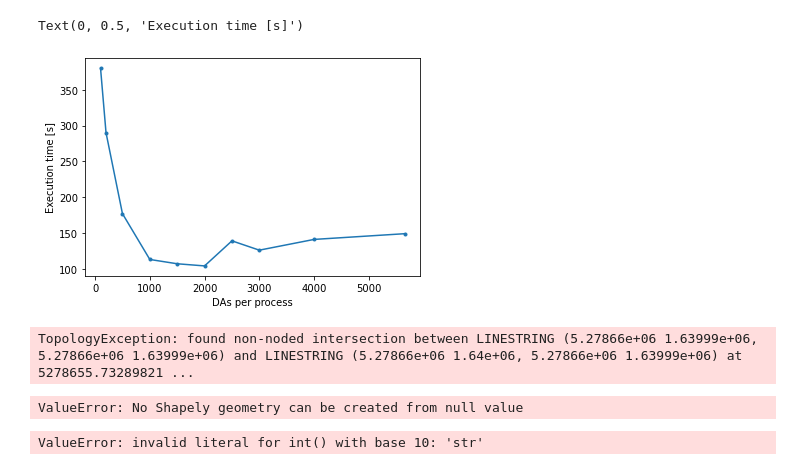
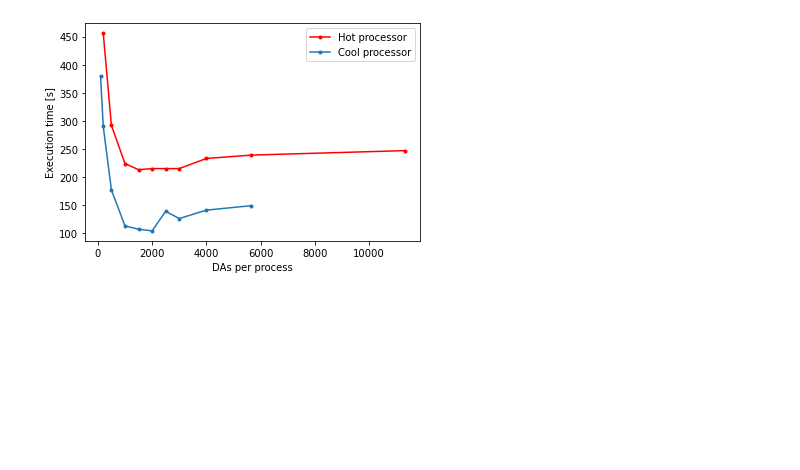
Before and after one commit to Arkadiatri/Neighborhood-Clustering-Canada, a Jupyter notebook: OverlapDevelopmentMPTest.ipynb, the cells around one changed output. Cells and saved outputs as stored; diff of their text form; code cells hidden in the pictures; blank space fills up the shorter version.

```diff
--- a/OverlapDevelopmentMPTest.ipynb
+++ b/OverlapDevelopmentMPTest.ipynb
@@ -538,15 +572,20 @@ Total time: 00:01:40
 # %%
 import matplotlib
 import matplotlib.pyplot as plt
 %matplotlib inline
 
 timing = [(5659,149,10),(4000,141,15),(3000,126,19),(2500,139,23),(2000,104,29),(1500,107,38),(1000,113,57),(500,177,114),(200,290,283),(100,380,566)] # (DIV,time)
-timing = [(11318,,5),(5659,,10),(4000,,15),(3000,100,19),(2500,,23),(2000,92,29),(1500,,38),(1000,94,57),(500,,114),(200,,283),(100,,566)] # (DIV,time)
+# after cooling/restart: 2000 92 and 3000,100, which are noticeably shorter...
+# below is operating while hot (continuous):
+timing_hot = [(11318,247,5),(5659,239,10),(4000,233,15),(3000,215,19),(2500,215,23),(2000,215,29),(1500,213,38),(1000,224,57),(500,292,114),(200,456,283)] # (DIV,time)
 x, y, z = zip(*timing)
-plt.plot(x,y,'.-')
+xh, yh, zh = zip(*timing_hot)
+plt.plot(xh,yh,'.-',c='red',label='Hot processor')
+plt.plot(x,y,'.-',label='Cool processor')
 plt.xlabel('DAs per process')
 plt.ylabel('Execution time [s]')
+plt.legend()
+plt.savefig(DIR_RESULTS+'MultiprocessOptimization.png');
 # 200 failed... index 163 for 100... why!? Had to fix update of Part 2 to iloc from loc for case of single-True indb_cut (single True returned a series, not a DF, I think that was the trouble... loc indexing by boolean array can't coerce a DF return... unless ,:]['col'] were used perhaps, but even then just a series would be returned of col values for the row...)
 # %% [output]
-Text(0, 0.5, 'Execution time [s]')
-[figure, old version]
+[figure, new version]
@@ -555,12 +592,2 @@ gdf_joined.shape
-# %%
-import shapely
-shapely.ops.unary_union(gdf_joined.geometry)
-# %% [output]
-TopologyException: found non-noded intersection between LINESTRING (5.27866e+06 1.63999e+06, 5.27866e+06 1.63999e+06) and LINESTRING (5.27866e+06 1.64e+06, 5.27866e+06 1.63999e+06) at 5278655.73289821 ...
-ValueError: No Shapely geometry can be created from null value
-# %%
-int('str')
-# %% [output]
-ValueError: invalid literal for int() with base 10: 'str'
 # %%
 import multiprocess
```
Also changed, not shown: parts of 109 cells of this notebook, 3 other files.
